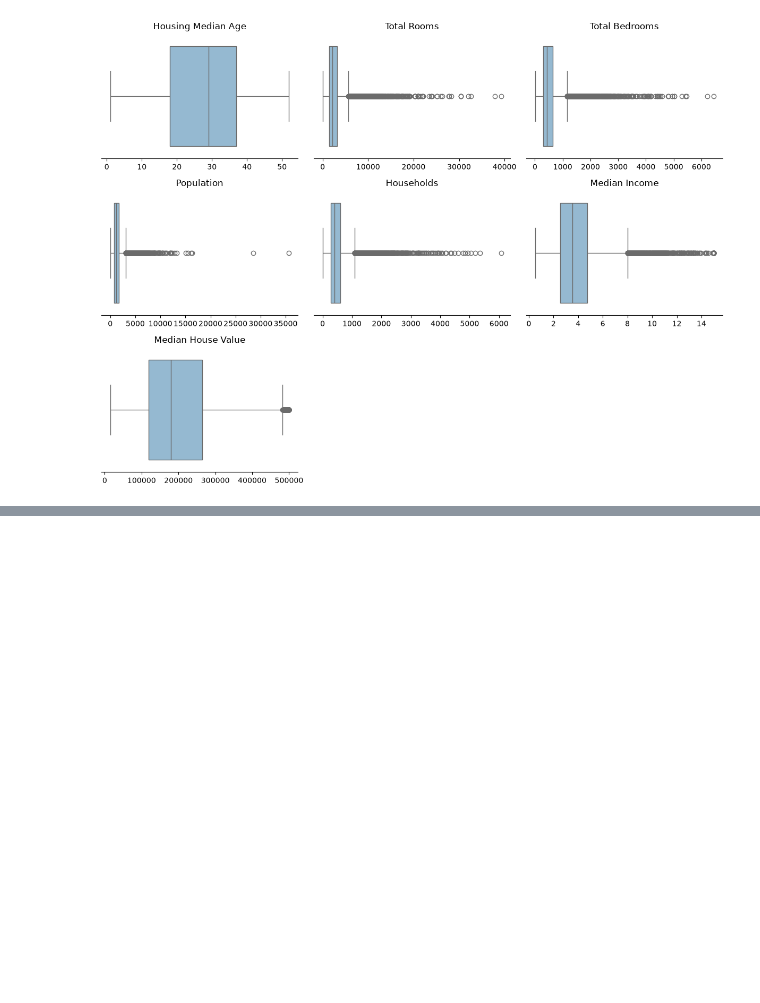
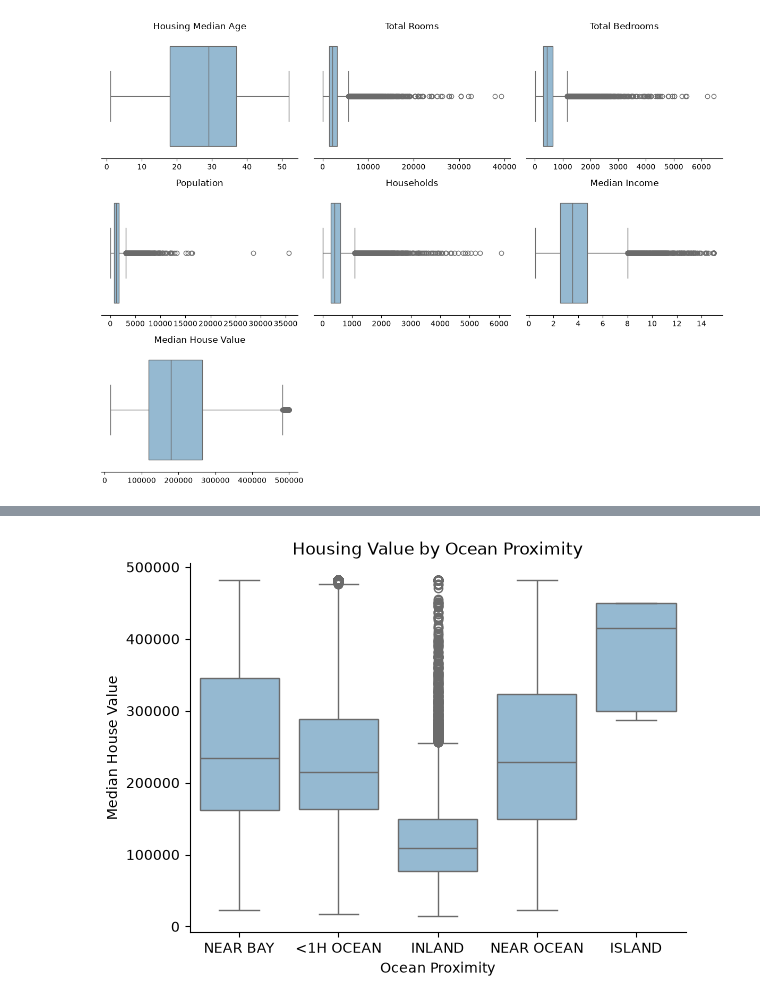
Before and after one commit to disha00-hue/Exploratry_Data_California_Analysis-, a Jupyter notebook: eda_project.ipynb, the cells around one changed output, grey strips where cells are left out. Saved outputs shown, nothing was run; the diff lists cells and outputs as text; code cells hidden in the pictures; blank space fills up the shorter version.

```diff
--- a/eda_project.ipynb
+++ b/eda_project.ipynb
@@ -247,0 +352,14 @@ for col in cols:
+# %%
+# how median house value changes with respect to ocean proximity
+sns.boxplot(data = df, x = 'ocean_proximity', y = 'median_house_value')
+plt.title('Housing Value by Ocean Proximity')
+plt.xlabel('Ocean Proximity')
+plt.ylabel('Median House Value')
+plt.gca().spines[['top', 'right']].set_visible(False)
+plt.show()
+#here we can see if we live near bay, Less than 1 house ocen and also near ocean 50%(median)is almost same(250,000 rs)
+#but inland median is 1lakh and in island median is 4lakh lamost double than other three, these shows which are most expensive places to stay
+#but if we see in inland there are lot more outliers , means there are lot of variety prices houses are in inland
+#but other places will have somewthat similar price range houses espeically for island it is too restriced in prices
+# %% [output]
+[figure, added]
```
Also changed, not shown: parts of 8 cells of this notebook.
